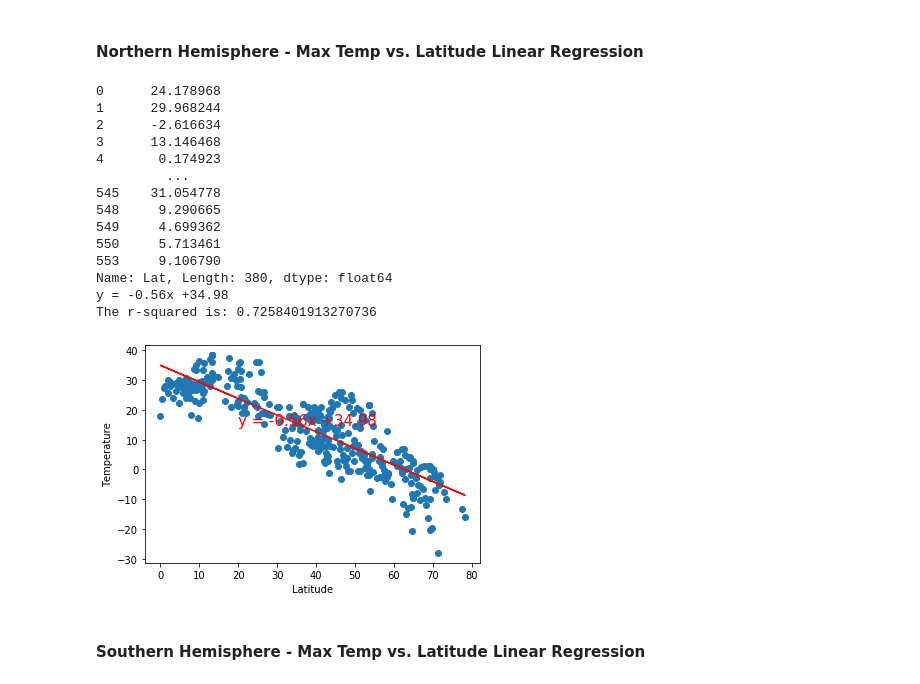
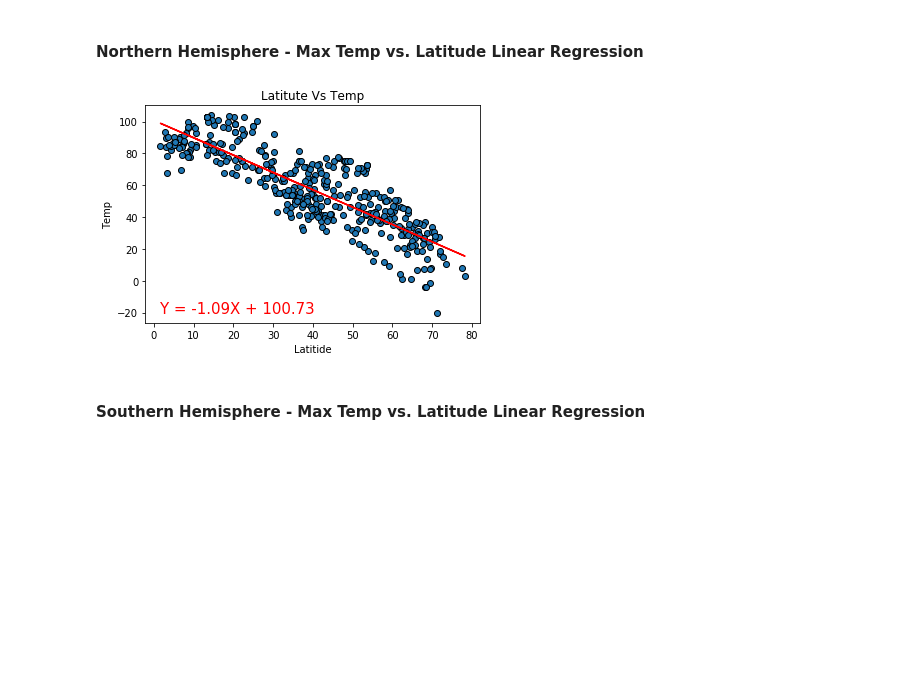
Before and after one commit to Monalipatel/Python-api-challenge, a Jupyter notebook: Weatherpy/WeatherPy.ipynb, the cells around one changed output. Saved outputs shown, nothing was run; the diff lists cells and outputs as text; code cells hidden in the pictures; blank space fills up the shorter version.

```diff
--- a/Weatherpy/WeatherPy.ipynb
+++ b/Weatherpy/WeatherPy.ipynb
@@ -246,53 +245,28 @@ plt.show()
+# %%
+# OPTIONAL: Create a function to create Linear Regression plots
+
+def linearReg(x,y,title):
+    (slope,intercept,rvalue,pvalue,stderr)=linregress(x,y)
+    regress=x*slope+intercept
+    msg=f'Y = {round(slope,2)}X + {round(intercept,2)}'
+    plt.scatter(x,y,linewidths=1,edgecolor='black',label='Cities',alpha=1)
+    plt.plot(x,regress,'r')
+    plt.annotate(msg,(x.min(),y.min()),fontsize=15,color='red')
+    plt.title(f'Latitute Vs {title}')
+    plt.ylabel(f'{title}')
+    plt.xlabel('Latitide')
+    plt.savefig(f'Images/Lat_vs_{title}_with_liner_regression.png')
+    plt.show()
 # %%
 # Create Northern and Southern Hemisphere DataFrames
 northern_df = weather_dataframe.loc[pd.to_numeric(weather_dataframe["Lat"]).astype(float) > 0, :]
 southern_df = weather_dataframe.loc[pd.to_numeric(weather_dataframe["Lat"]).astype(float) < 0, :]
 # %% [markdown]
 ####  Northern Hemisphere - Max Temp vs. Latitude Linear Regression
-# %%
-# Perform a linear regression on temperature vs. latitude
-
-x_values = northern_df['Lat']
-y_values = northern_df['Max Temp']
-
-(slope, intercept, rvalue, pvalue, stderr) = stats.linregress(x_values, y_values)
-
-# Get regression values
-regress_values = x_values * slope + intercept
-print(regress_values)
-
-line_eq = "y = " + str(round(slope,2)) + "x +" + str(round(intercept,2))
-print(line_eq)
-
-# Create Plot
-plt.scatter(x_values,y_values)
-plt.plot(x_values,regress_values,"r-")
-
-# Label plot and annotate the line equation
-plt.xlabel('Latitude')
-plt.ylabel('Temperature')
-plt.annotate(line_eq,(20,15),fontsize=15,color="red")
-
-# Print r square value
-print(f"The r-squared is: {rvalue**2}")
-
-# Show plot
-plt.show()
-# %% [output]
-0      24.178968
-1      29.968244
-2      -2.616634
-3      13.146468
-4       0.174923
-         ...
-545    31.054778
-548     9.290665
-549     4.699362
-550     5.713461
-553     9.106790
-Name: Lat, Length: 380, dtype: float64
-y = -0.56x +34.98
-The r-squared is: 0.7258401913270736
-[figure, removed]
+# %%
+# Perform a linear regression on temperature vs. latitude
+linearReg(northern_df["Lat"],northern_df['Max Temp'],'Temp')
+# %% [output]
+[figure, added]
 # %% [markdown]
 ####  Southern Hemisphere - Max Temp vs. Latitude Linear Regression
```
Also changed, not shown: parts of 24 cells of this notebook, 15 other files.
